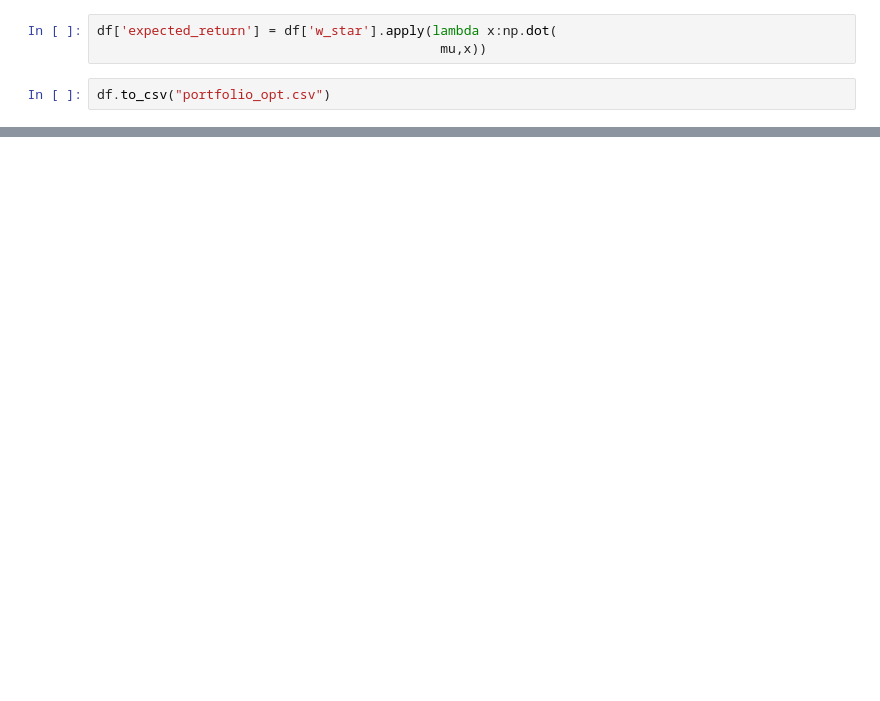
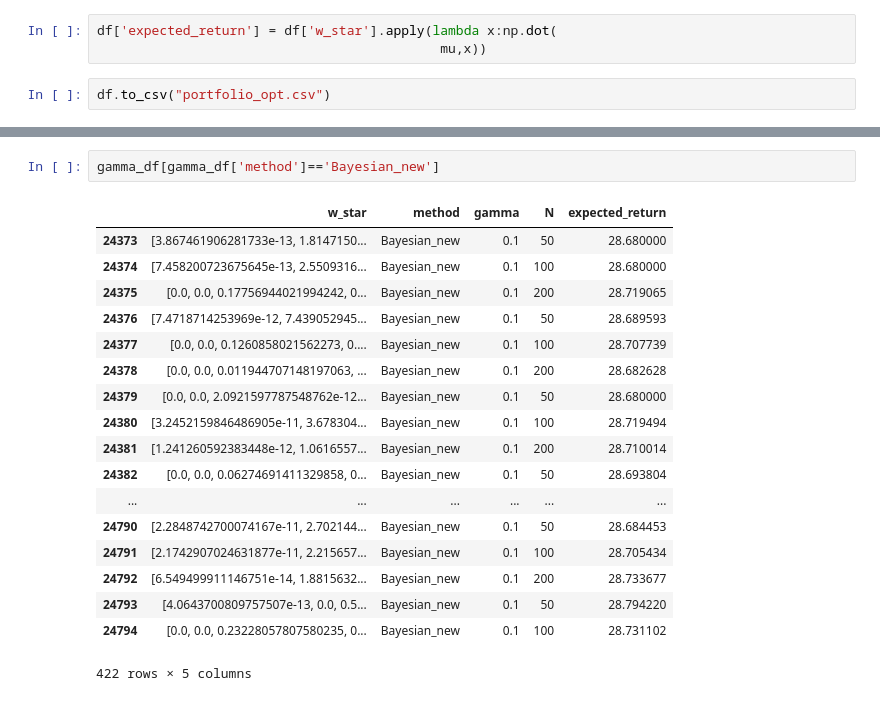
Before and after one commit to harrisonnguyen/stochastic_optimisation, a Jupyter notebook: Bayesian/portfolio_opt_experiments.ipynb, the cells around one changed output, grey strips where cells are left out. Cells and saved outputs as stored; diff of their text form; blank space fills up the shorter version.

```diff
--- a/Bayesian/portfolio_opt_experiments.ipynb
+++ b/Bayesian/portfolio_opt_experiments.ipynb
@@ -241,0 +213,21 @@ df.head()
+# %%
+gamma_df[gamma_df['method']=='Bayesian_new']
+# %% [output]
+|  | w_star | method | gamma | N | expected_return |
+| 24373 | [3.867461906281733e-13, 1.8147150... | Bayesian_new | 0.1 | 50 | 28.680000 |
+| 24374 | [7.458200723675645e-13, 2.5509316... | Bayesian_new | 0.1 | 100 | 28.680000 |
+| 24375 | [0.0, 0.0, 0.17756944021994242, 0... | Bayesian_new | 0.1 | 200 | 28.719065 |
+| 24376 | [7.4718714253969e-12, 7.439052945... | Bayesian_new | 0.1 | 50 | 28.689593 |
+| 24377 | [0.0, 0.0, 0.1260858021562273, 0.... | Bayesian_new | 0.1 | 100 | 28.707739 |
+| 24378 | [0.0, 0.0, 0.011944707148197063, ... | Bayesian_new | 0.1 | 200 | 28.682628 |
+| 24379 | [0.0, 0.0, 2.0921597787548762e-12... | Bayesian_new | 0.1 | 50 | 28.680000 |
+| 24380 | [3.2452159846486905e-11, 3.678304... | Bayesian_new | 0.1 | 100 | 28.719494 |
+| 24381 | [1.241260592383448e-12, 1.0616557... | Bayesian_new | 0.1 | 200 | 28.710014 |
+| 24382 | [0.0, 0.0, 0.06274691411329858, 0... | Bayesian_new | 0.1 | 50 | 28.693804 |
+| ... | ... | ... | ... | ... | ... |
+| 24790 | [2.2848742700074167e-11, 2.702144... | Bayesian_new | 0.1 | 50 | 28.684453 |
+| 24791 | [2.1742907024631877e-11, 2.215657... | Bayesian_new | 0.1 | 100 | 28.705434 |
+| 24792 | [6.549499911146751e-14, 1.8815632... | Bayesian_new | 0.1 | 200 | 28.733677 |
+| 24793 | [4.0643700809757507e-13, 0.0, 0.5... | Bayesian_new | 0.1 | 50 | 28.794220 |
+| 24794 | [0.0, 0.0, 0.23228057807580235, 0... | Bayesian_new | 0.1 | 100 | 28.731102 |
+422 rows × 5 columns
```
Also changed, not shown: parts of 19 cells of this notebook, 2 other files.
